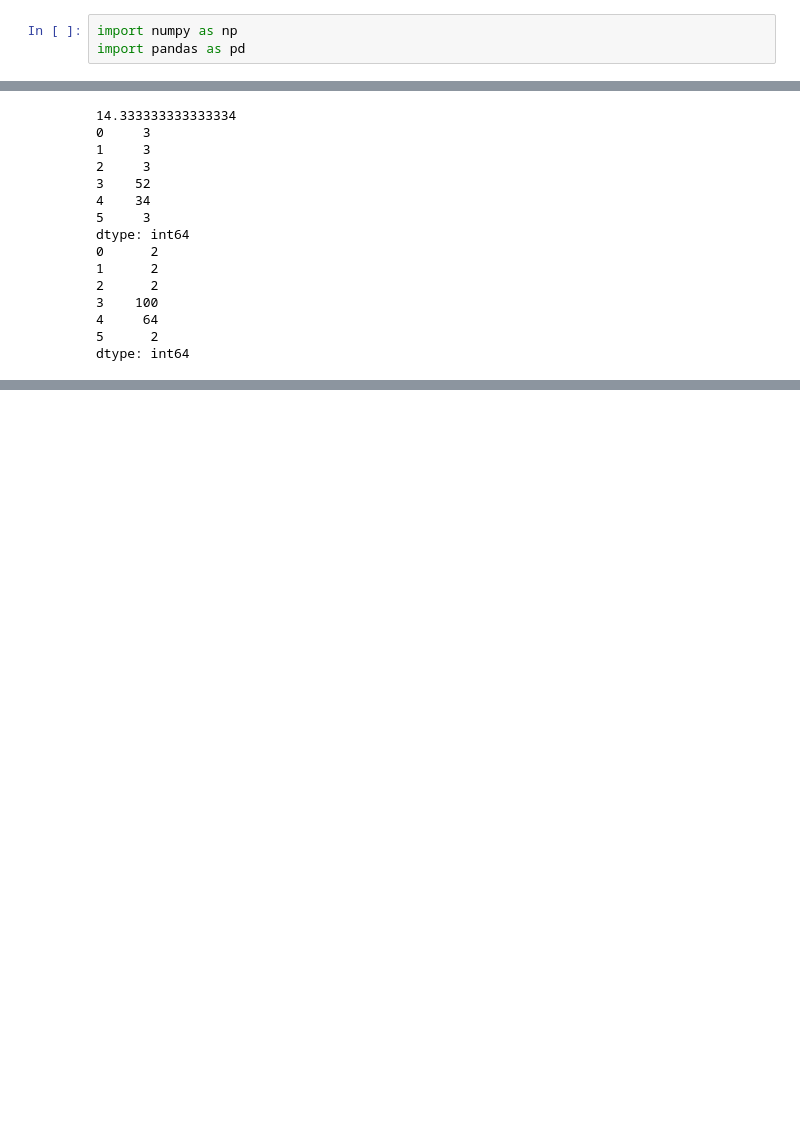
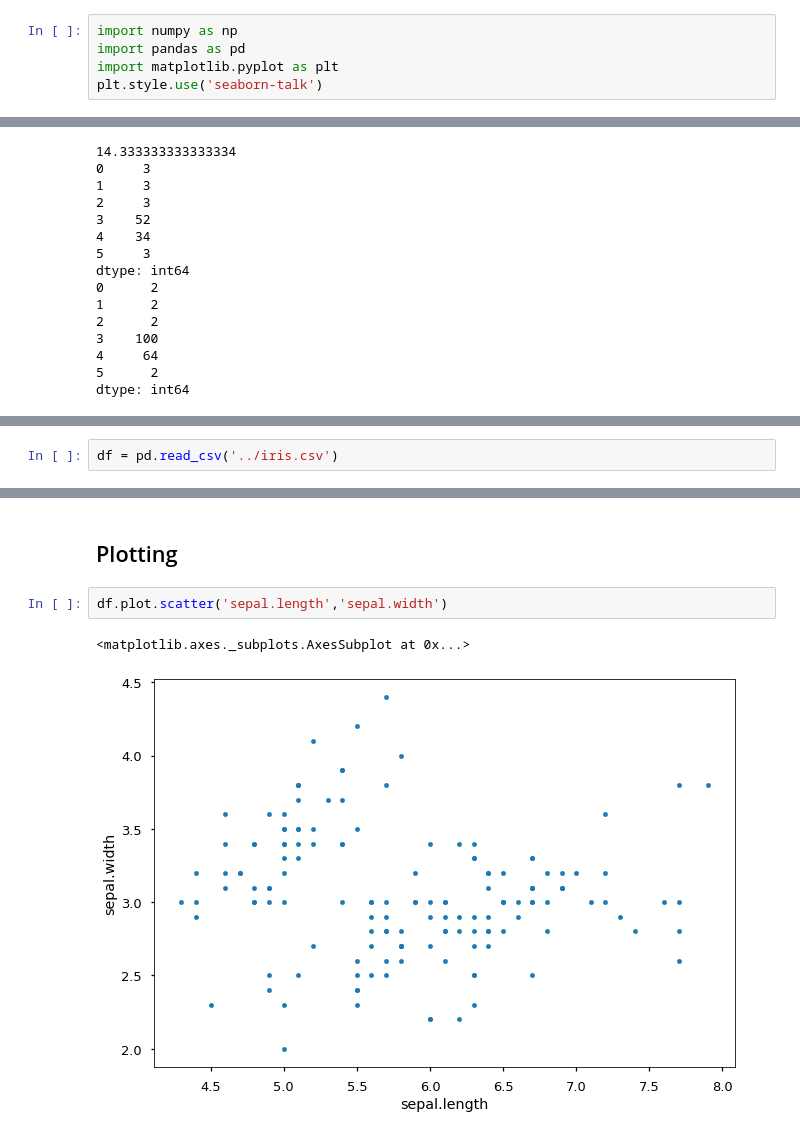
Before and after one commit to DeanLa/demystify, a Jupyter notebook: solutions/Part 0 - Overview.ipynb, the cells around one changed output, grey strips where cells are left out. Drawn from its saved outputs; the diff is of its cells as text; blank space fills up the shorter version.

```diff
--- a/solutions/Part 0 - Overview.ipynb
+++ b/solutions/Part 0 - Overview.ipynb
@@ -3,6 +3,8 @@
 # %%
 import numpy as np
 import pandas as pd
+import matplotlib.pyplot as plt
+plt.style.use('seaborn-talk')
 # %% [markdown]
 # Numpy
 # %%
@@ -145,0 +202,2 @@ dtype: int64
+# %%
+df = pd.read_csv('../iris.csv')
@@ -145,0 +220,7 @@ dtype: int64
+# %% [markdown]
+## Plotting
+# %%
+df.plot.scatter('sepal.length','sepal.width')
+# %% [output]
+<matplotlib.axes._subplots.AxesSubplot at 0x...>
+[figure, added]
```
Also changed, not shown: parts of 11 cells of this notebook, 1 other file.
